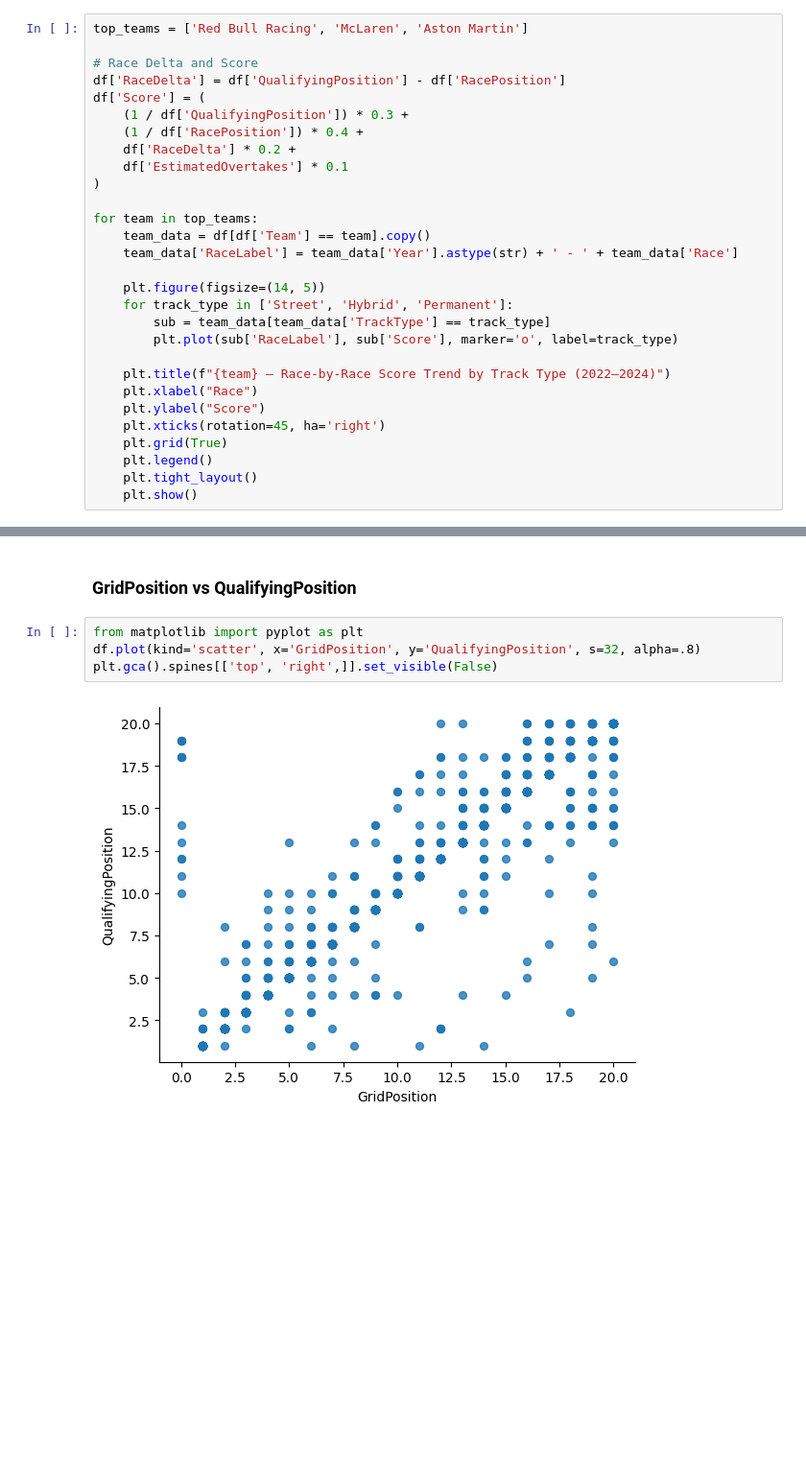
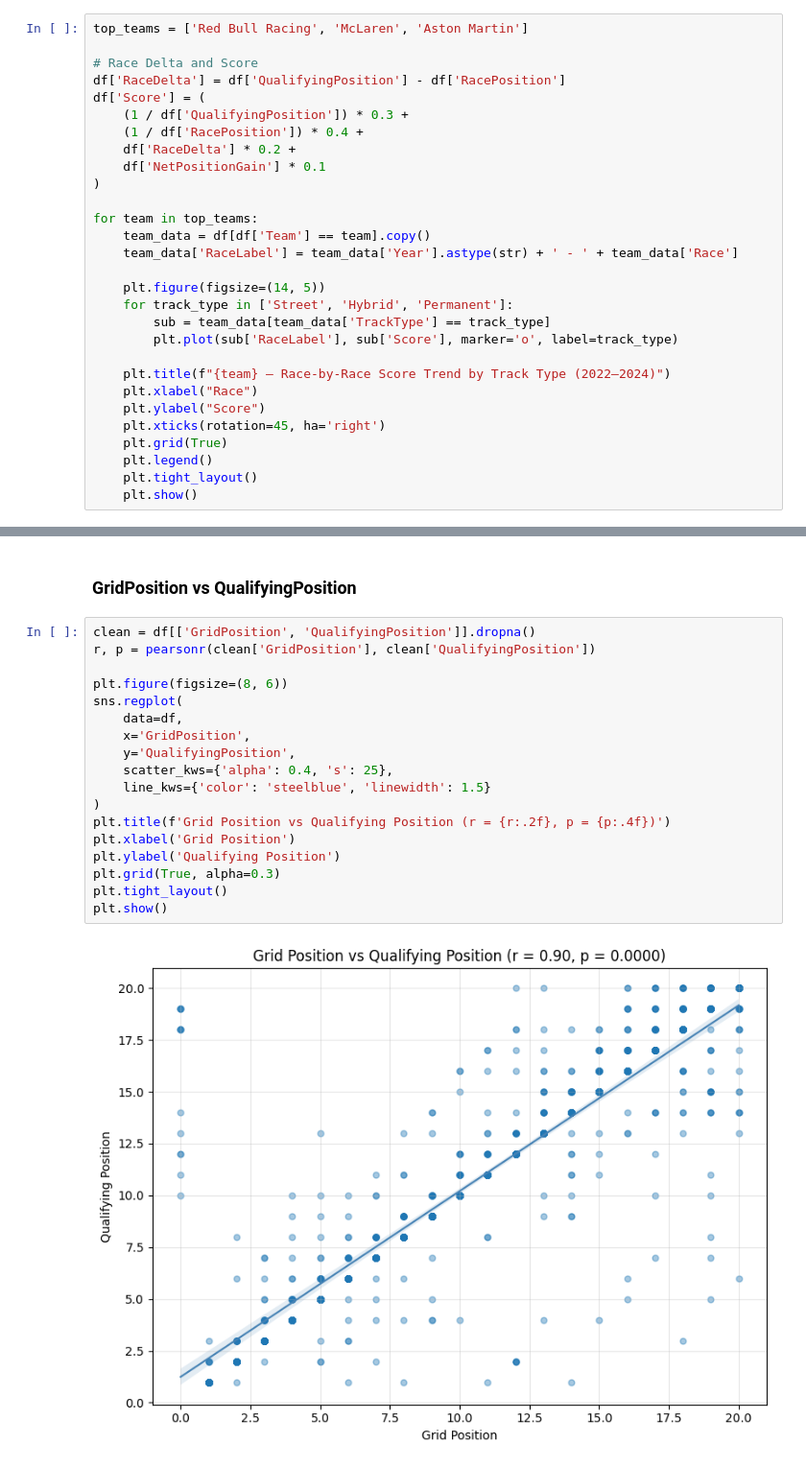
Before and after one commit to NevinGladson/ground_effect_era_analysis, a Jupyter notebook: notebooks/f1_ground_effect_full_analysis.ipynb, the cells around one changed output, grey strips where cells are left out. Shown at 96% size. Cells and saved outputs as stored; diff of their text form; blank space fills up the shorter version.

```diff
--- a/notebooks/f1_ground_effect_full_analysis.ipynb
+++ b/notebooks/f1_ground_effect_full_analysis.ipynb
@@ -184,7 +266,7 @@ df['Score'] = (
     (1 / df['QualifyingPosition']) * 0.3 +
     (1 / df['RacePosition']) * 0.4 +
     df['RaceDelta'] * 0.2 +
-    df['EstimatedOvertakes'] * 0.1
+    df['NetPositionGain'] * 0.1
 )
 
 for team in top_teams:
@@ -378,8 +503,22 @@ plt.gca().spines[['top', 'right',]].set_visible(False)
 # %% [markdown]
 ### GridPosition vs QualifyingPosition
 # %%
-from matplotlib import pyplot as plt
-df.plot(kind='scatter', x='GridPosition', y='QualifyingPosition', s=32, alpha=.8)
-plt.gca().spines[['top', 'right',]].set_visible(False)
+clean = df[['GridPosition', 'QualifyingPosition']].dropna()
+r, p = pearsonr(clean['GridPosition'], clean['QualifyingPosition'])
+
+plt.figure(figsize=(8, 6))
+sns.regplot(
+    data=df,
+    x='GridPosition',
+    y='QualifyingPosition',
+    scatter_kws={'alpha': 0.4, 's': 25},
+    line_kws={'color': 'steelblue', 'linewidth': 1.5}
+)
+plt.title(f'Grid Position vs Qualifying Position (r = {r:.2f}, p = {p:.4f})')
+plt.xlabel('Grid Position')
+plt.ylabel('Qualifying Position')
+plt.grid(True, alpha=0.3)
+plt.tight_layout()
+plt.show()
 # %% [output]
-[figure, old version]
+[figure, new version]
```
Also changed, not shown: parts of 18 cells of this notebook.
